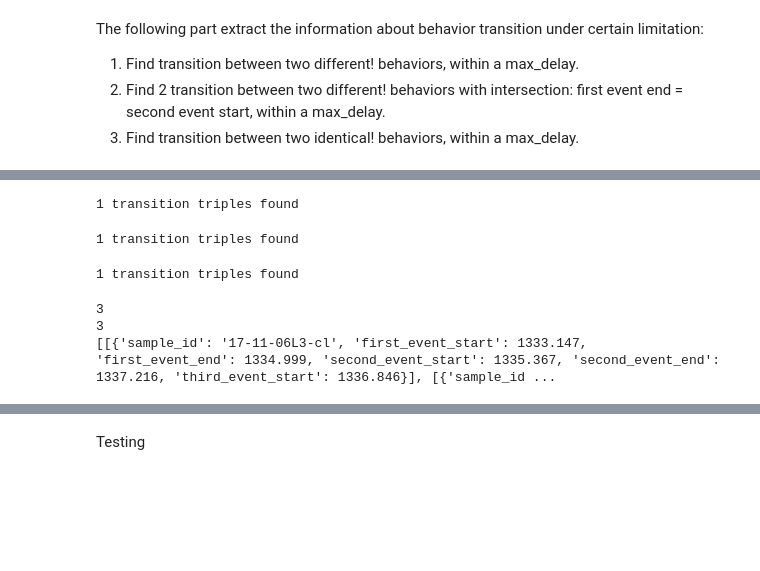
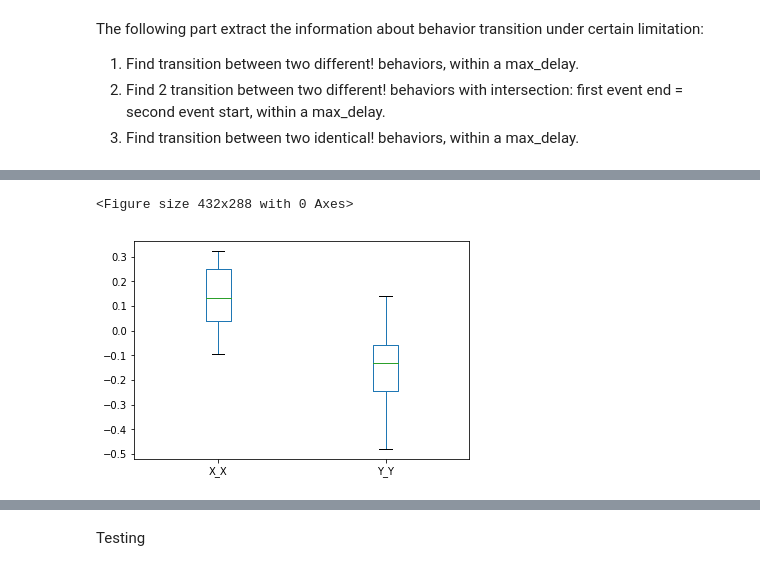
Before and after one commit to nrandel/behavioral_lm_analysis, a Jupyter notebook: timeseries_analysis_across_samples.ipynb, the cells around one changed output, grey strips where cells are left out. Drawn from its saved outputs; the diff is of its cells as text; code cells hidden in the pictures; blank space fills up the shorter version.

Commit message:
Fold change for single sample

```diff
--- a/timeseries_analysis_across_samples.ipynb
+++ b/timeseries_analysis_across_samples.ipynb
@@ -877,13 +895,13 @@ def find_behavior_before(sample_id, sample_df, first_event, second_event,
 # Open single samples
 
 behavior_transitions = [
-    PostBehaviorTransition('17-08-26L1-cl', 'turn', 'bw', 3)
+    PostBehaviorTransition('17-08-26L1-cl', 'bw', 'turn', 3)
     #PostBehaviorTransition('17-08-26L6-cl', 'turn', 'bw', 3)
 ]
 
 # Open all samples
 #behavior_transitions = [
-#    PostBehaviorTransition(name,'fw', 'stim', 3) for name in lm_data]
+#    PostBehaviorTransition(name,'bw', 'stim', 3) for name in lm_data]
 
 found_transitions = []
 for bt in tqdm(behavior_transitions):
@@ -947,7 +960,7 @@ for sample in tqdm(found_transitions):
         # For all behavior except stimulus
         #sample_ls_trans.append(found_transition["second_event_start"])
         cell_Ptrans_configs.append(CellTransConfig(found_transition["sample_id"], "A00c",
-                                                  found_transition["second_event_start"]))
+                                                  found_transition["second_event_start"], 'mid'))
 
         # For stimulus as first_event
         ##sample_ls_trans.append(found_transition["first_event_start"])
@@ -961,8 +974,8 @@ for sample in tqdm(found_transitions):
 # Add index and time = column
 
 # Set the window range left and right from the event (in seconds)
-left_half_window_size = 1.3 # If negative it goes further to right half (Good for skipping stimulus)
-right_half_window_size = 0.3
+left_half_window_size = 0.0 # If negative it goes further to right half (Good for skipping stimulus)
+right_half_window_size = 1.0
 
 # trans_df defined in pargraph before
 windows = []
@@ -1019,13 +1032,13 @@ for right_df in all_Ptrans_events:
 # Only use if splitting left and right window in separate data frames
 if any(all_Ptrans_df['time'] < 0):
     pre_event = all_Ptrans_df
-    pre_event.reset_index()
-    del pre_event["time"]
+    #pre_event.reset_index()
+    #del pre_event["time"]
     #print('pre_event', pre_event)
 if any(all_Ptrans_df['time'] > 0):
     post_event = all_Ptrans_df
-    post_event.reset_index()
-    del post_event["time"]
+    #post_event.reset_index()
+    #del post_event["time"]
     #print('post_event', post_event)
 
 
@@ -1095,23 +1126,21 @@ fw_S_fold_change = ((fw_S_after)-(fw_S_before))/(fw_S_before)
 ##CHECK: WHAT HAPPENS WITH NANS??
 
 # Transform Series to dataframe and name columns
-#fw_S_fold_change_df = fw_S_fold_change.to_frame()
-#fw_S_fold_change_df.columns = ['fw-S']
-#print(fw_S_fold_change_df)
-#bw_S_fold_change_df = bw_S_fold_change.to_frame()
-#bw_S_fold_change_df.columns = ['bw-S']
+X_X_fold_change_df = X_X_fold_change.to_frame('X_X')
+Y_Y_fold_change_df = Y_Y_fold_change.to_frame('Y_Y')
+
 
 #Merge
-#all_fold_change_df = pd.merge(fw_S_fold_change_df, bw_S_fold_change_df, left_index = True, right_index = True, how='outer')
+all_fold_change_df = pd.merge(X_X_fold_change_df, Y_Y_fold_change_df, left_index = True, right_index = True, how='outer')
 #print(all_fold_change_df)
 
 # Plot fold change
 fig = plt.figure()
-#ax = all_fold_change_df.plot.box() # its a series (diff for data frame)
+ax = all_fold_change_df.plot.box() # its a series (diff for data frame)
 
-ax = fw_S_fold_change_df.plot.box()
+#ax = fw_S_fold_change_df.plot.box()
 #ax = S_bw_fold_change_df.plot.box()
-#ax = bw_turn_fold_change_df.plot.box()
+#ax = X_X_fold_change_df.plot.box()
 
 plt.show()
 # %% [output]
@@ -1122,3 +1147,5 @@ plt.show()
+<Figure size 432x288 with 0 Axes>
+[figure, added]
 # %%
 # To make the plot in the notebook and not in an extra window
 %matplotlib notebook
@@ -1215,13 +1242,6 @@ for first_bt, second_bt in tqdm(zip(first_transitions, second_transitions)):
 print(len(found_transitions)) #number of data sets not the actual stim
 print(sum([len(sample_transitions) for sample_transitions in found_transitions]))
 print(found_transitions)
-# %% [output]
-1 transition triples found
-1 transition triples found
-1 transition triples found
-3
-3
-[[{'sample_id': '17-11-06L3-cl', 'first_event_start': 1333.147, 'first_event_end': 1334.999, 'second_event_start': 1335.367, 'second_event_end': 1337.216, 'third_event_start': 1336.846}], [{'sample_id ...
 # %%
 # Use the predefined CellTransConfig to filter by celltype and pattern.
 # The results are merged_ordered and interpolated.
```
Also changed, not shown: parts of 14 cells of this notebook.
